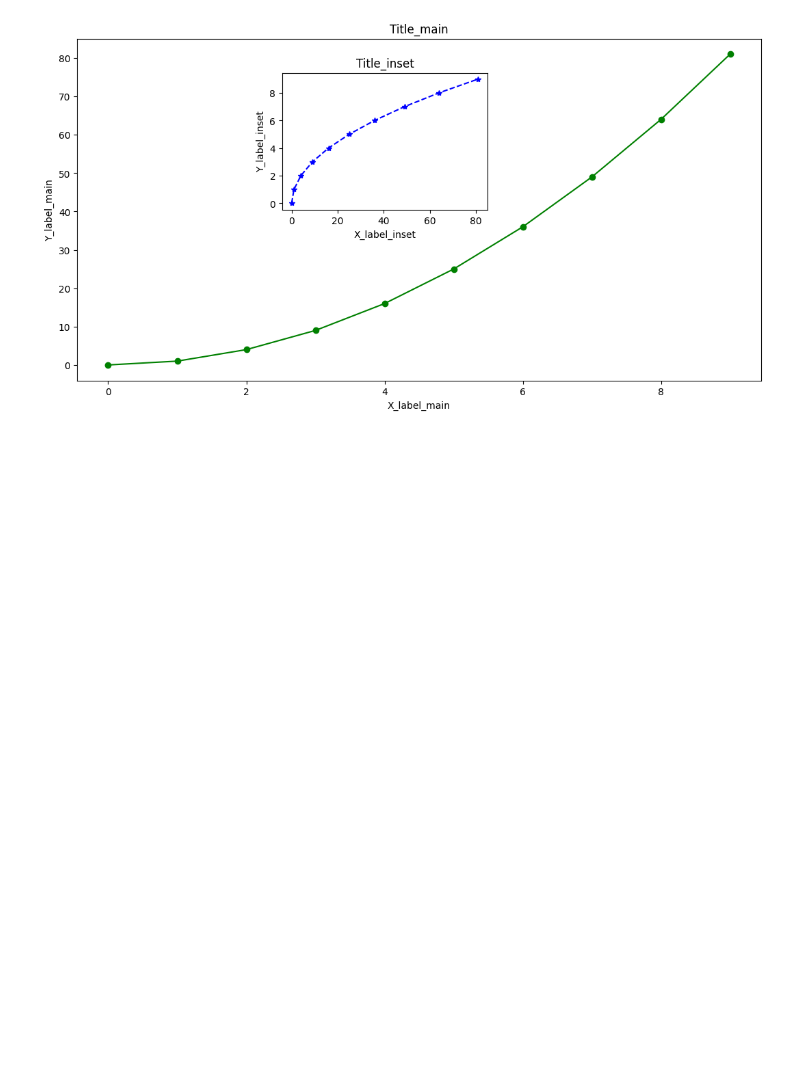
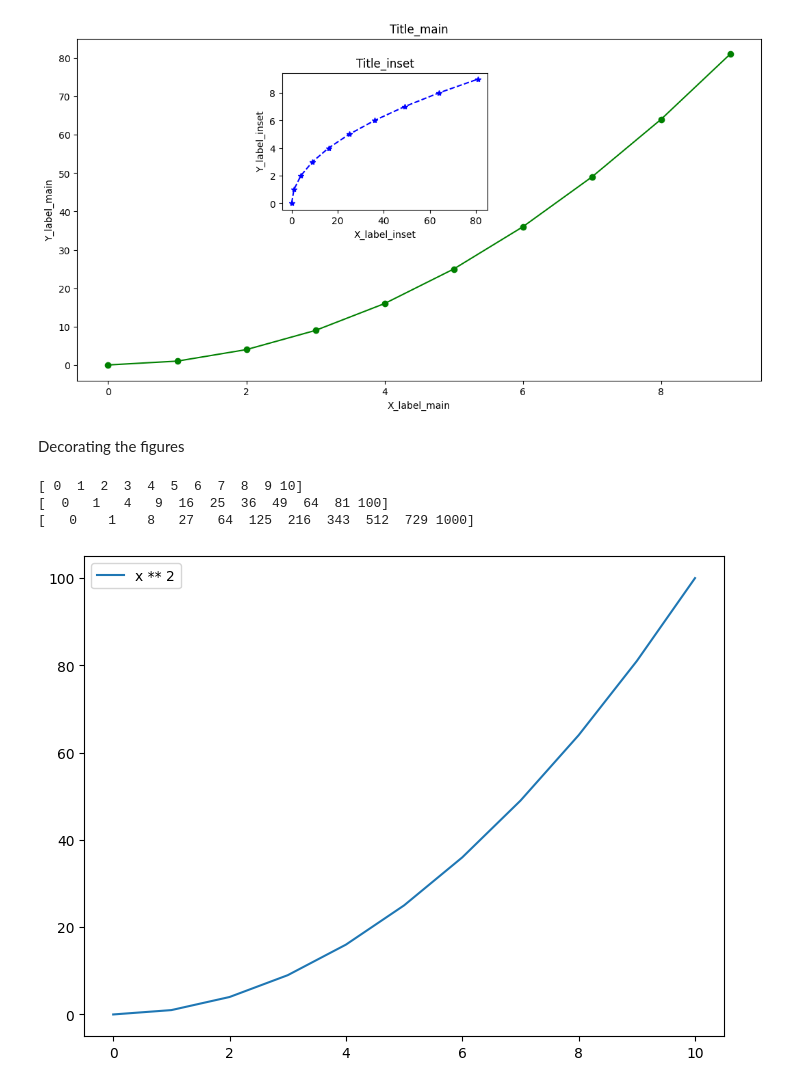
Before and after one commit to RaisulislamRimon/data-science-notes, a Jupyter notebook: module_8/module_8_class/class_1/1_data_visualization.ipynb, the cells around one changed output. Cells and saved outputs as stored; diff of their text form; code cells hidden in the pictures; blank space fills up the shorter version.

```diff
--- a/module_8/module_8_class/class_1/1_data_visualization.ipynb
+++ b/module_8/module_8_class/class_1/1_data_visualization.ipynb
@@ -695,3 +695,25 @@ fig3.savefig("filename.png", dpi=200)
 fig3.show()
 # %% [output]
 [figure]
+# %% [markdown]
+Decorating the figures
+# %%
+x = np.arange(11)
+print(x)
+print(x ** 2)
+print(x ** 3)
+# %% [output]
+[ 0  1  2  3  4  5  6  7  8  9 10]
+[  0   1   4   9  16  25  36  49  64  81 100]
+[   0    1    8   27   64  125  216  343  512  729 1000]
+# %%
+fig = plt.figure()
+axes = fig.add_axes([0, 0, 1, 1])
+
+axes.plot(x, x ** 2, label="x ** 2")
+
+axes.legend(loc=2)
+
+fig.show()
+# %% [output]
+[figure, added]
```
Also changed, not shown: parts of 6 cells of this notebook, 1 other file.
